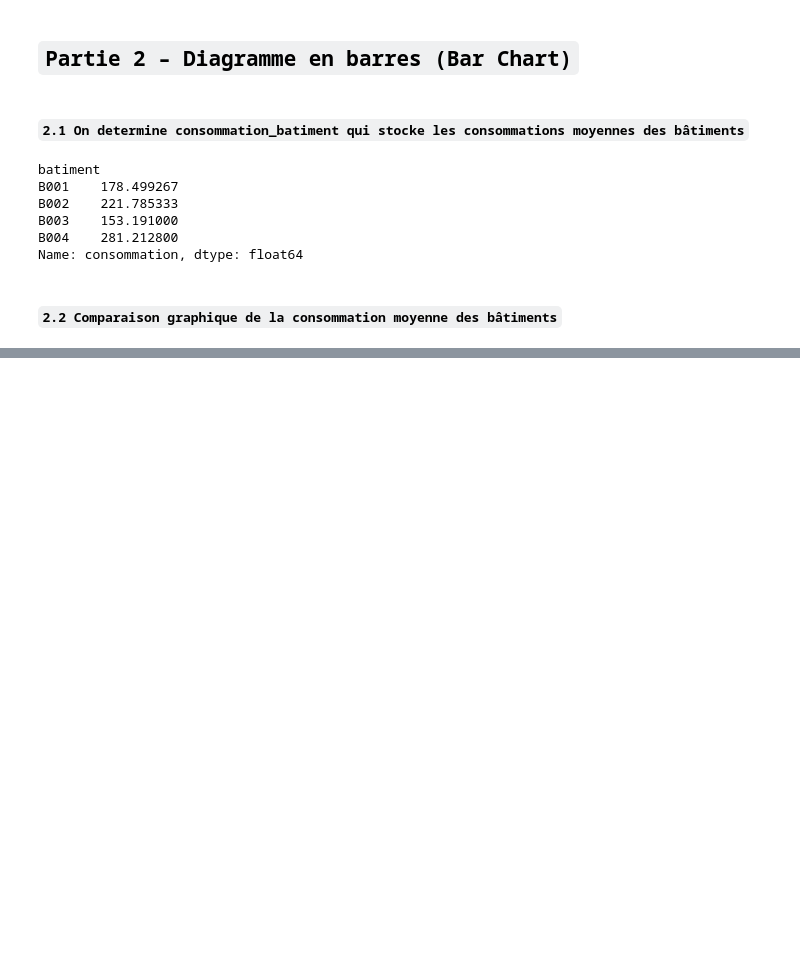
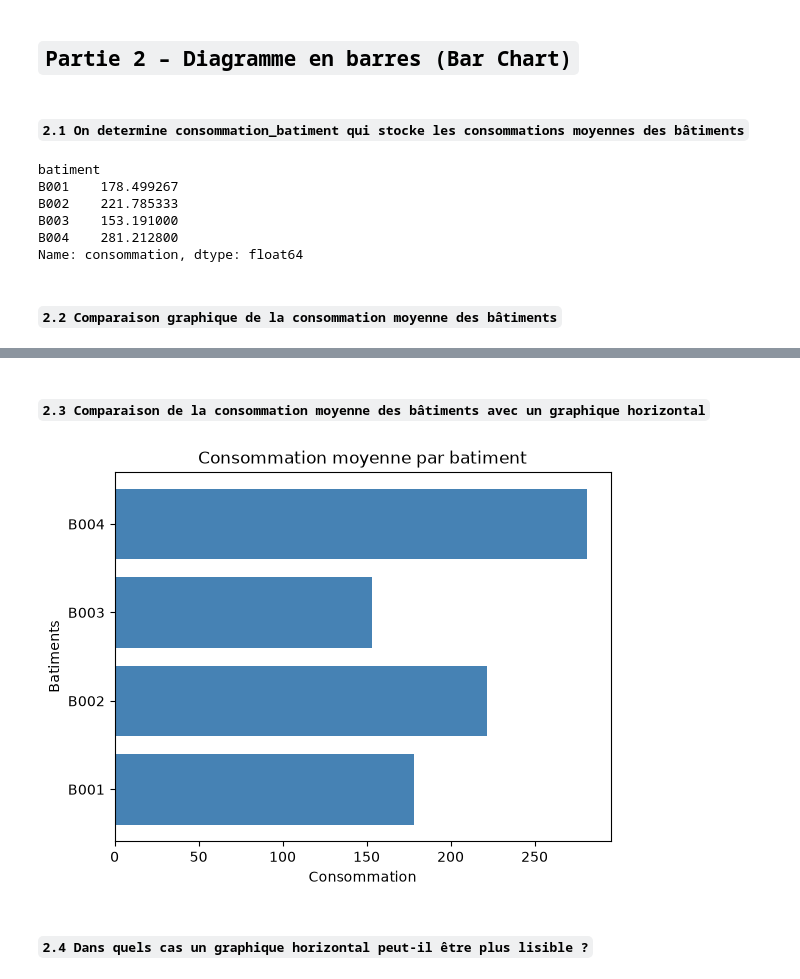
Before and after one commit to Alassanee/atelier_matplotlib_iot, a Jupyter notebook: notebook/atelier_matplotlib_iot.ipynb, the cells around one changed output, grey strips where cells are left out. Saved outputs shown, nothing was run; the diff lists cells and outputs as text; code cells hidden in the pictures; blank space fills up the shorter version.

```diff
--- a/notebook/atelier_matplotlib_iot.ipynb
+++ b/notebook/atelier_matplotlib_iot.ipynb
@@ -66,0 +67,14 @@ plt.show()
+# %% [markdown]
+#### `2.3 Comparaison de la consommation moyenne des bâtiments avec un graphique horizontal`
+# %%
+fig, ax = plt.subplots()
+
+plt.barh(consommation_batiment.index, consommation_batiment.values, color="steelblue")
+ax.set_xlabel("Consommation")
+ax.set_ylabel("Batiments")
+ax.set_title("Consommation moyenne par batiment")
+plt.show()
+# %% [output]
+[figure, added]
+# %% [markdown]
+#### `2.4 Dans quels cas un graphique horizontal peut-il être plus lisible ?`
```
Also changed, not shown: parts of 2 cells of this notebook.
